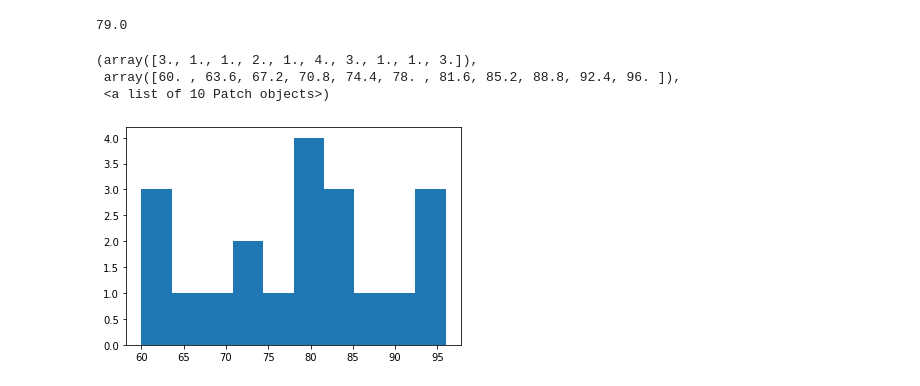
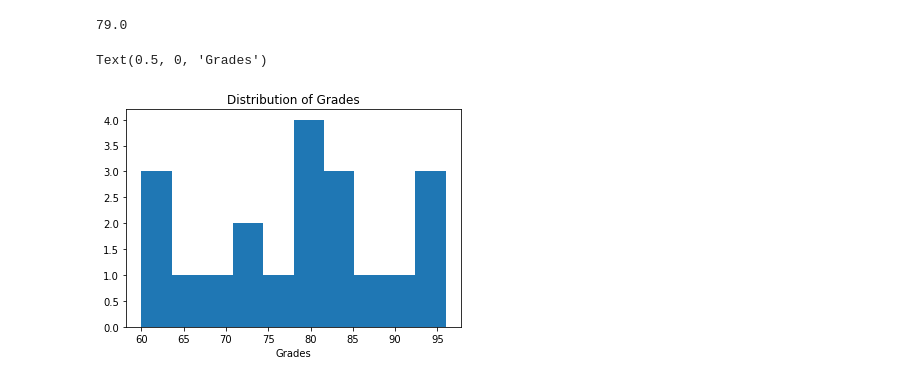
Before and after one commit to AI-Gomez/numpy-pandas-visualization-exercises, a Jupyter notebook: panda_series.ipynb, the cells around one changed output. Cells and saved outputs as stored; diff of their text form; code cells hidden in the pictures.

```diff
--- a/panda_series.ipynb
+++ b/panda_series.ipynb
@@ -318,11 +321,11 @@ sc.median()
 # %%
 #Plot a histogram of the scores.
 plt.hist(sc)
+plt.title('Distribution of Grades')
+plt.xlabel('Grades')
 # %% [output]
-(array([3., 1., 1., 2., 1., 4., 3., 1., 1., 3.]),
- array([60. , 63.6, 67.2, 70.8, 74.4, 78. , 81.6, 85.2, 88.8, 92.4, 96. ]),
- <a list of 10 Patch objects>)
+Text(0.5, 0, 'Grades')
-[figure, old version]
+[figure, new version]
 # %%
 #Convert each of the numbers above into a letter grade. For example,
 #86 should be a 'B' and 95 should be an 'A'.
```
Also changed, not shown: parts of 36 cells of this notebook.
